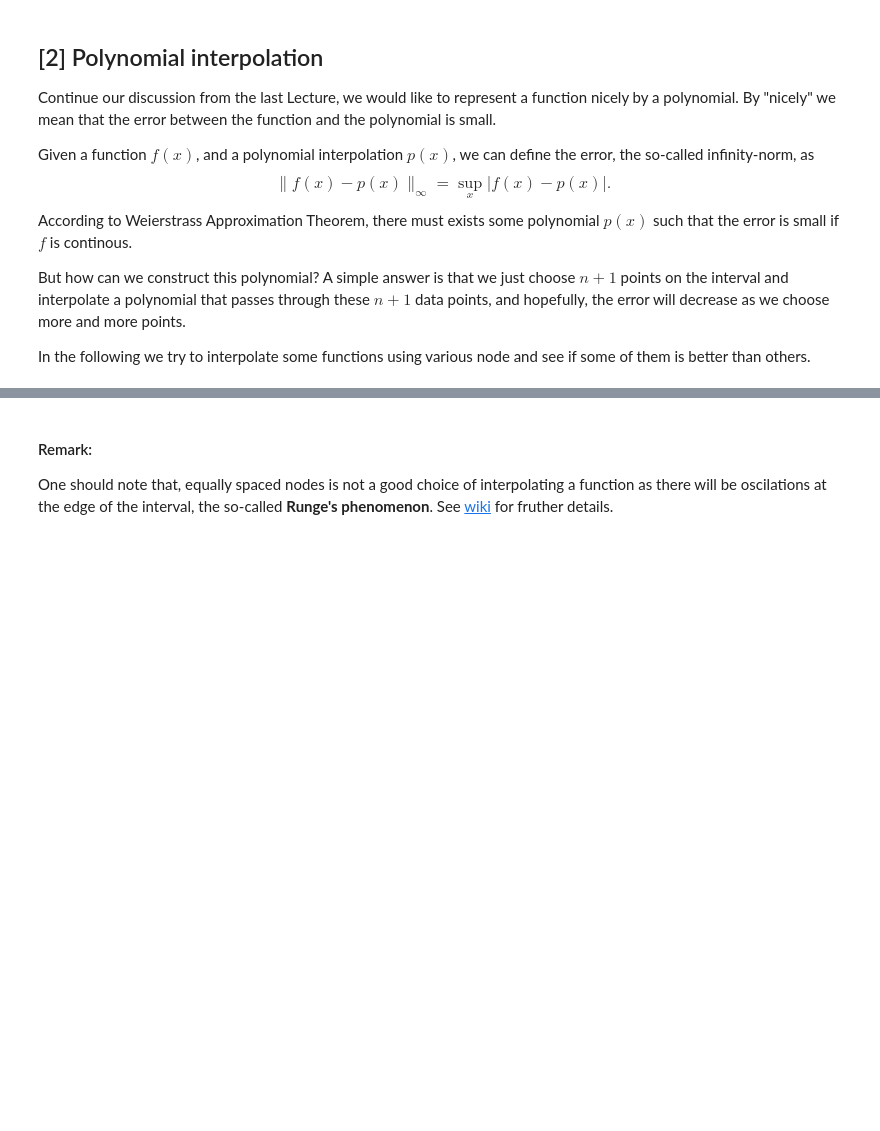
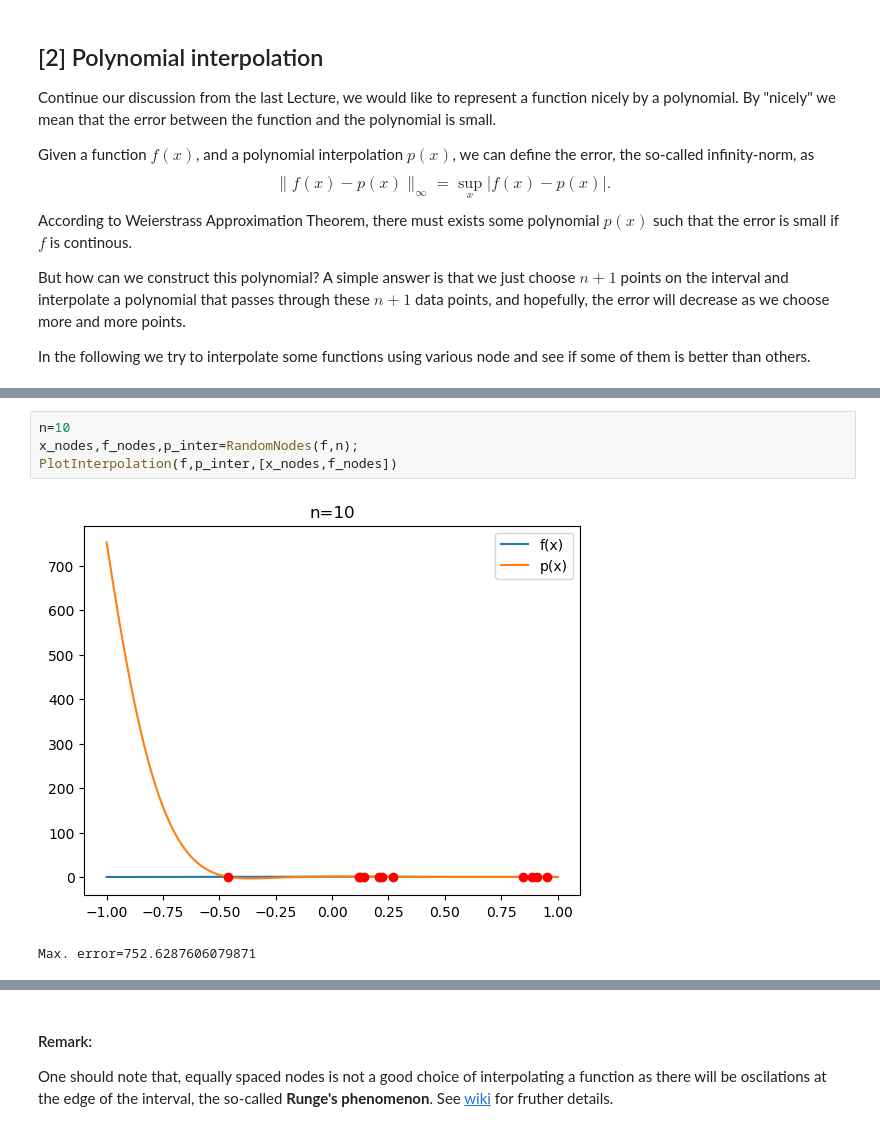
Before and after one commit to teshenglin/computational_mathematics, a Jupyter notebook: approximating_function_02.ipynb, the cells around one changed output, grey strips where cells are left out. Cells and saved outputs as stored; diff of their text form; blank space fills up the shorter version.

```diff
--- a/approximating_function_02.ipynb
+++ b/approximating_function_02.ipynb
@@ -27,0 +109,7 @@ We now try to interpolate $f(x) = \cos(x^3)$ on $[-1,1]$ at randomly selected no
+# %%
+n=10
+x_nodes,f_nodes,p_inter=RandomNodes(f,n);
+PlotInterpolation(f,p_inter,[x_nodes,f_nodes])
+# %% [output]
+[figure, added]
+Max. error=752.6287606079871
```
Also changed, not shown: parts of 38 cells of this notebook.
